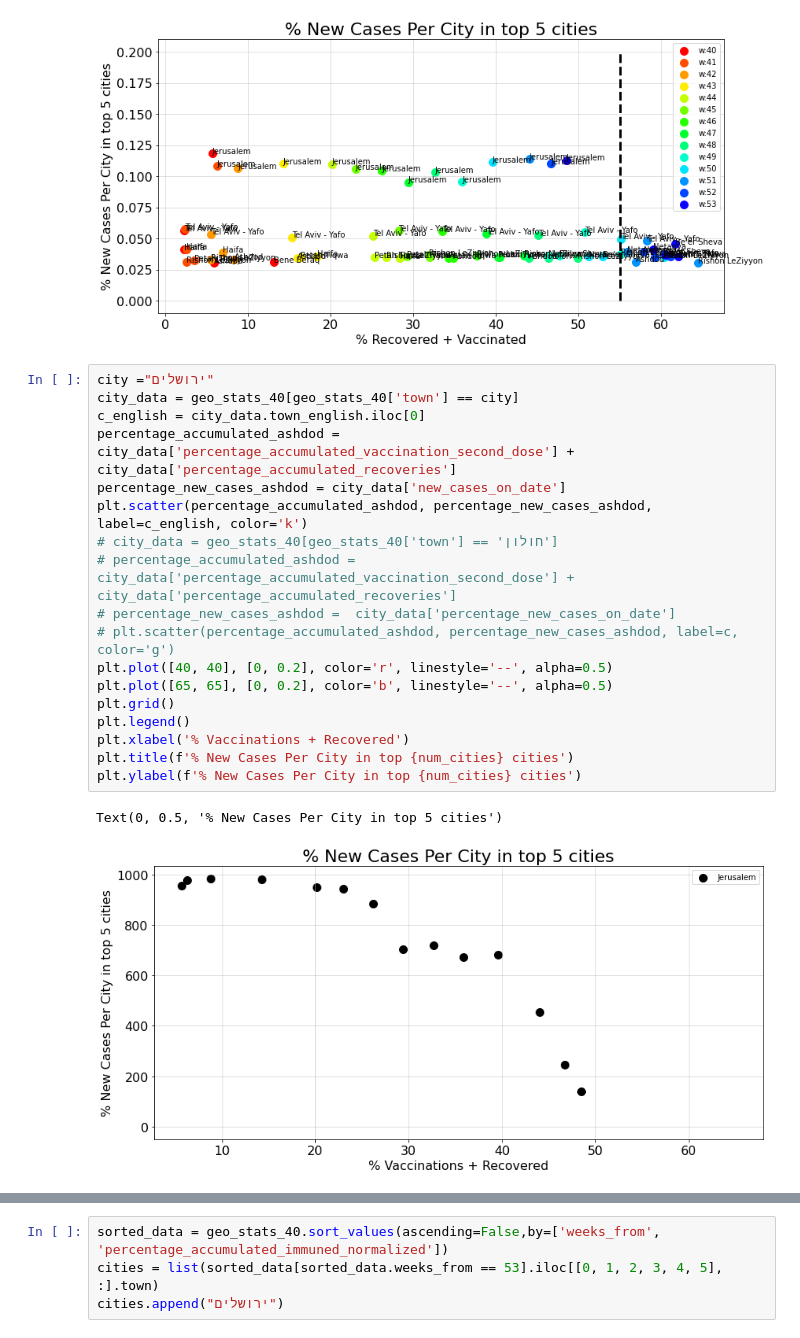
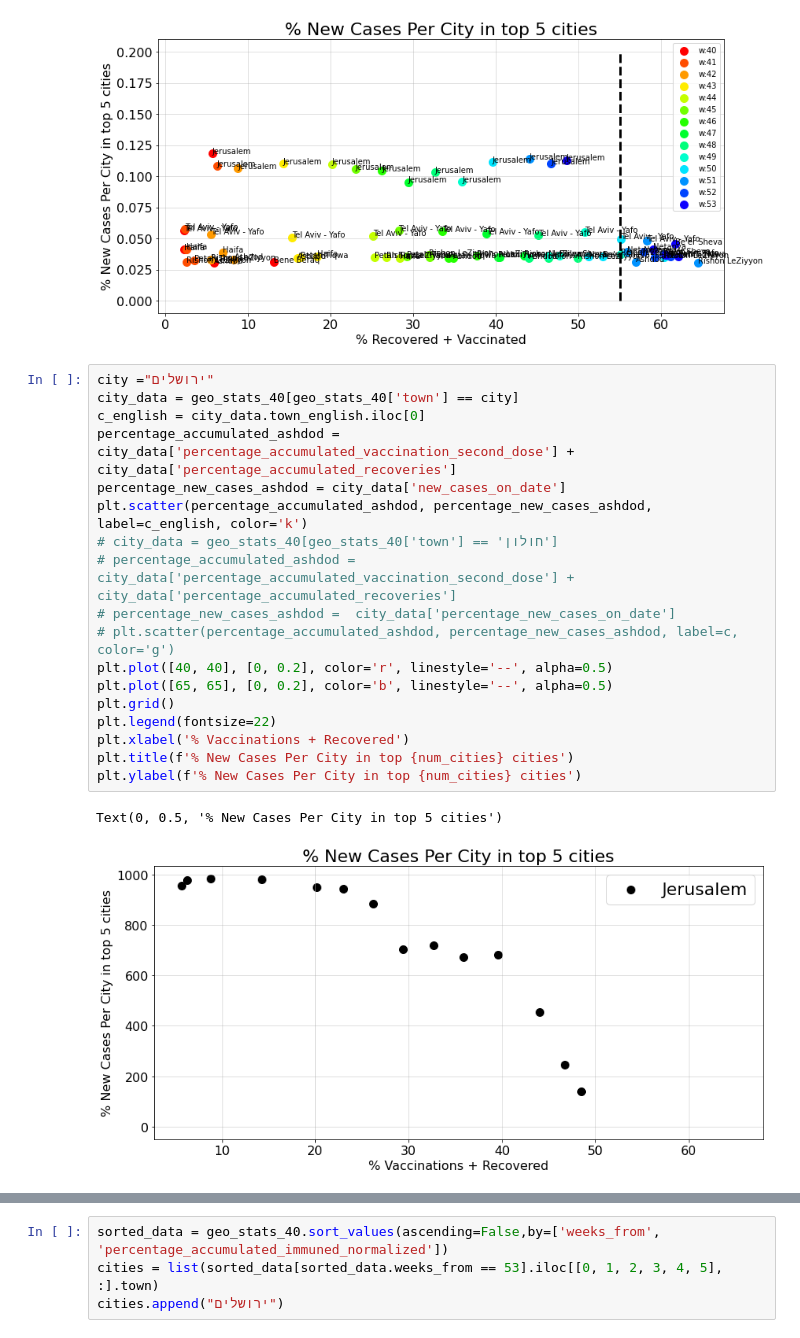
Before and after one commit to CoronaPolicy/prediction_model, a Jupyter notebook: israel_data/analyze_vacc_data_per_city.ipynb, the cells around one changed output, grey strips where cells are left out. Drawn from its saved outputs; the diff is of its cells as text.

```diff
--- a/israel_data/analyze_vacc_data_per_city.ipynb
+++ b/israel_data/analyze_vacc_data_per_city.ipynb
@@ -236,24 +236,24 @@ ax.plot()
 # %%
 city ="ירושלים"
 city_data = geo_stats_40[geo_stats_40['town'] == city]
 c_english = city_data.town_english.iloc[0]
 percentage_accumulated_ashdod = city_data['percentage_accumulated_vaccination_second_dose'] + city_data['percentage_accumulated_recoveries']
 percentage_new_cases_ashdod = city_data['new_cases_on_date']
 plt.scatter(percentage_accumulated_ashdod, percentage_new_cases_ashdod, label=c_english, color='k')
 # city_data = geo_stats_40[geo_stats_40['town'] == 'חולון']
 # percentage_accumulated_ashdod = city_data['percentage_accumulated_vaccination_second_dose'] + city_data['percentage_accumulated_recoveries']
 # percentage_new_cases_ashdod =  city_data['percentage_new_cases_on_date']
 # plt.scatter(percentage_accumulated_ashdod, percentage_new_cases_ashdod, label=c, color='g')
 plt.plot([40, 40], [0, 0.2], color='r', linestyle='--', alpha=0.5)
 plt.plot([65, 65], [0, 0.2], color='b', linestyle='--', alpha=0.5)
 plt.grid()
-plt.legend()
+plt.legend(fontsize=22)
 plt.xlabel('% Vaccinations + Recovered')
 plt.title(f'% New Cases Per City in top {num_cities} cities')
 plt.ylabel(f'% New Cases Per City in top {num_cities} cities')
 # %% [output]
 Text(0, 0.5, '% New Cases Per City in top 5 cities')
-[figure, old version]
+[figure, new version]
 # %%
 geo_stats_40['percentage_accumulated_immuned_normalized'] = geo_stats_40['percentage_accumulated_immuned']-geo_stats_40['percentage_accumulated_immuned_country']
 # %% [output]
```
Also changed, not shown: parts of 7 cells of this notebook, 11 other files.
